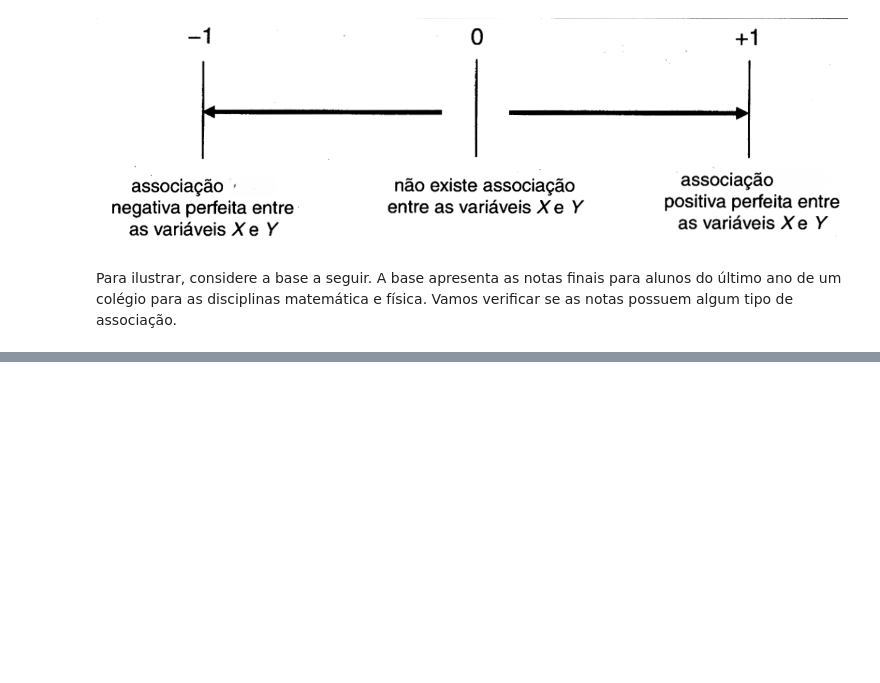
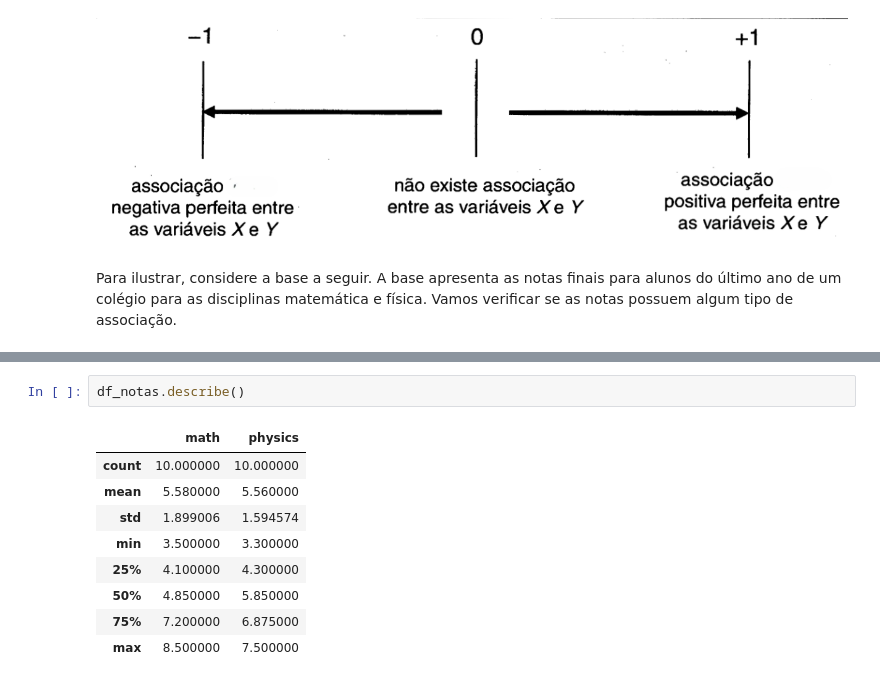
Before and after one commit to PauloViniciusR/Estatistica_dados, a Jupyter notebook: Estatistica_Descritiva/12_bivariada_qualitativa_spearman.ipynb, the cells around one changed output, grey strips where cells are left out. Cells and saved outputs as stored; diff of their text form; blank space fills up the shorter version.

```diff
--- a/Estatistica_Descritiva/12_bivariada_qualitativa_spearman.ipynb
+++ b/Estatistica_Descritiva/12_bivariada_qualitativa_spearman.ipynb
@@ -50,0 +63,12 @@ df_notas
+# %%
+df_notas.describe()
+# %% [output]
+|  | math | physics |
+| count | 10.000000 | 10.000000 |
+| mean | 5.580000 | 5.560000 |
+| std | 1.899006 | 1.594574 |
+| min | 3.500000 | 3.300000 |
+| 25% | 4.100000 | 4.300000 |
+| 50% | 4.850000 | 5.850000 |
+| 75% | 7.200000 | 6.875000 |
+| max | 8.500000 | 7.500000 |
```
Also changed, not shown: parts of 7 cells of this notebook.
